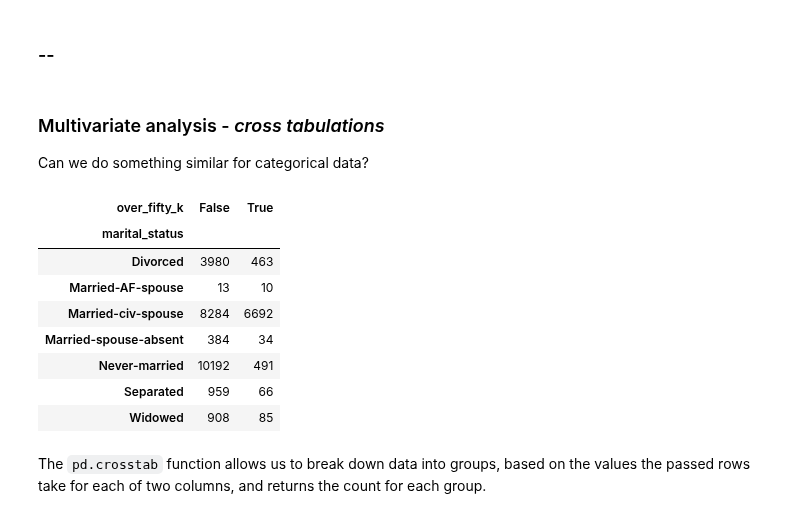
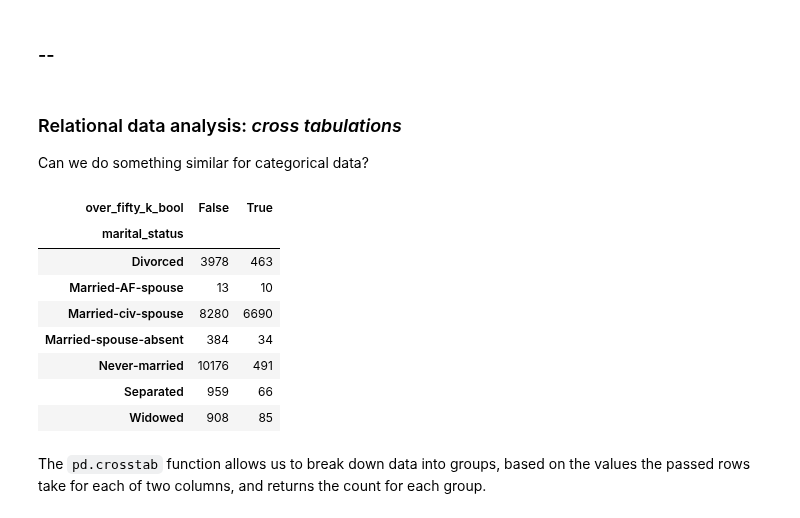
Before and after one commit to lermana/python_fundamentals, a Jupyter notebook: data_science/data_science.ipynb, the cells around one changed output. Saved outputs shown, nothing was run; the diff lists cells and outputs as text; code cells hidden in the pictures.

```diff
--- a/data_science/data_science.ipynb
+++ b/data_science/data_science.ipynb
@@ -192,6 +203,6 @@ table.loc[32561, "age"]
 # %% [markdown]
 Nothing - so let's drop. Note that dropping missing data is, generally speaking a bad idea. In this case, we have exactly _one_ out of over 30K+ rows that's missing, so, fine to just drop it. See more on the subject [here](http://www.stat.columbia.edu/~gelman/arm/missing.pdf).
 # %%
-table = table.drop(32561)
+table = table.dropna()
 # %% [markdown]
 Now, let's check for duplicates:
@@ -271,0 +393,2 @@ Check this across _all_ of our `numeric_cols`, through leveraging _iteration_. B
+# %%
+table[numeric_cols] = table[numeric_cols].astype(int)
@@ -271,0 +405,2 @@ Check this across _all_ of our `numeric_cols`, through leveraging _iteration_. B
+# %%
+table.loc[:, numeric_cols] = table.loc[:, numeric_cols].astype(int)
@@ -528,19 +780,19 @@ Replicate the above group-by analysis, which we performed on `capital_gain`, on
 # %% [markdown]
 ### --
 # %% [markdown]
-### Multivariate analysis - _cross tabulations_
+### Relational data analysis: _cross tabulations_
 
 Can we do something similar for categorical data?
 # %%
-pd.crosstab(table.over_fifty_k, table.marital_status).T
+pd.crosstab(table.over_fifty_k_bool, table.marital_status).T
 # %% [output]
-| over_fifty_k | False | True |
+| over_fifty_k_bool | False | True |
 | marital_status |  |  |
-| Divorced | 3980 | 463 |
+| Divorced | 3978 | 463 |
 | Married-AF-spouse | 13 | 10 |
-| Married-civ-spouse | 8284 | 6692 |
+| Married-civ-spouse | 8280 | 6690 |
 | Married-spouse-absent | 384 | 34 |
-| Never-married | 10192 | 491 |
+| Never-married | 10176 | 491 |
 | Separated | 959 | 66 |
 | Widowed | 908 | 85 |
 # %% [markdown]
```
Also changed, not shown: parts of 180 cells of this notebook.
